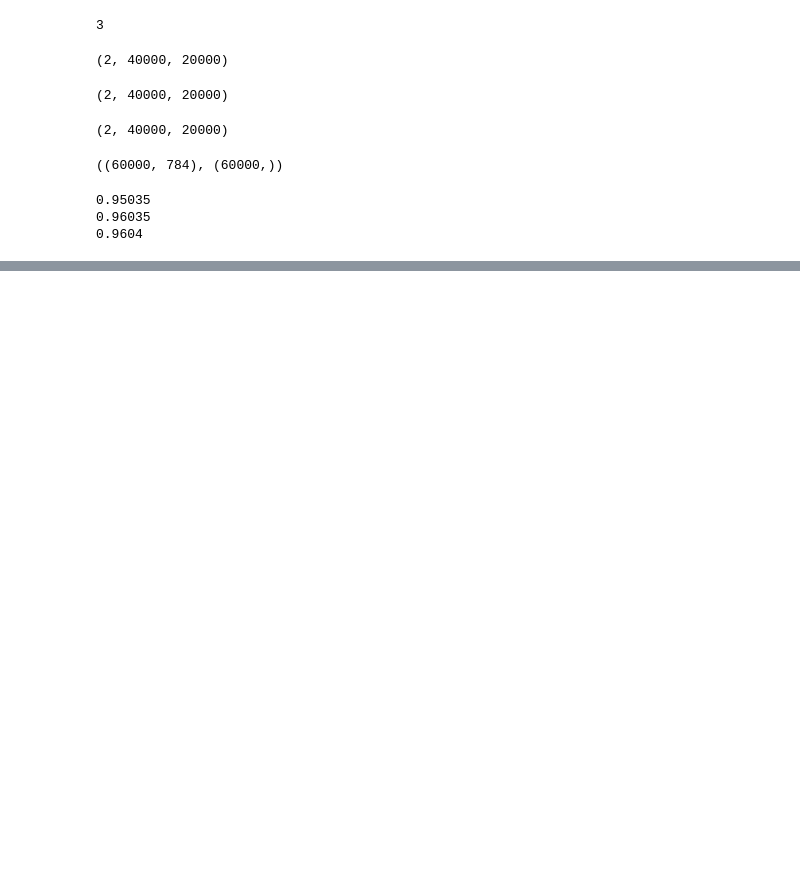
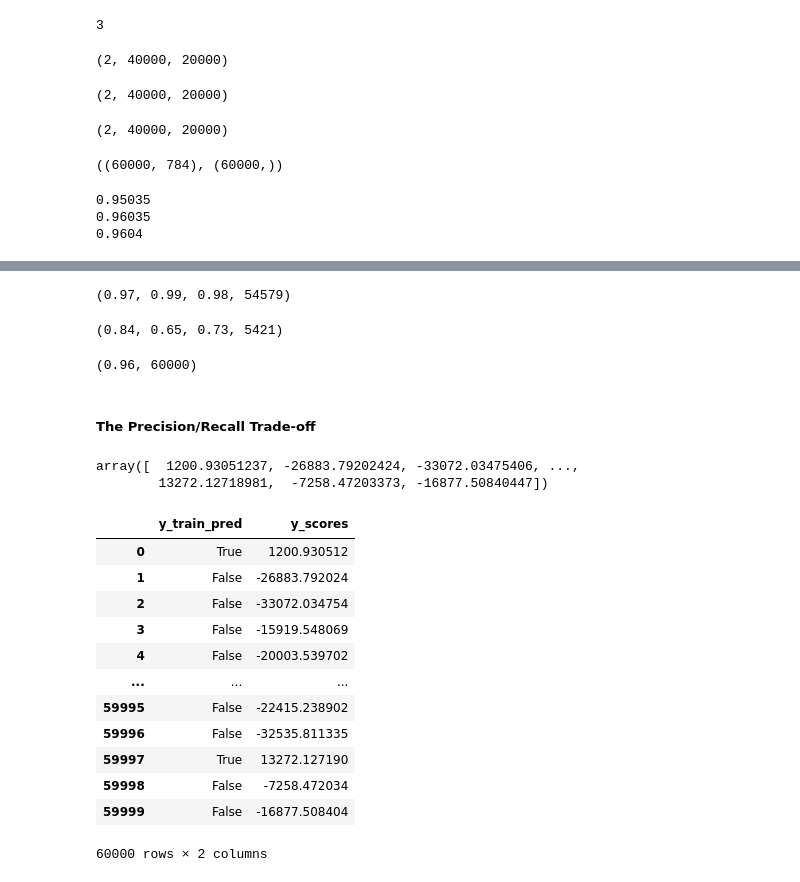
Before and after one commit to PaulToronto/Hands-on-Maching-Learning-Book, a Jupyter notebook: 3_Classification.ipynb, the cells around one changed output, grey strips where cells are left out. Saved outputs shown, nothing was run; the diff lists cells and outputs as text; code cells hidden in the pictures; blank space fills up the shorter version.

```diff
--- a/3_Classification.ipynb
+++ b/3_Classification.ipynb
@@ -265,0 +437,52 @@ for train_index, test_index in skfolds.split(X_train, y_train_5):
+# %%
+(np.round(precision0, 2),
+ np.round(recall0, 2),
+ np.round(f1_0, 2),
+ cm[0].sum())
+# %% [output]
+(0.97, 0.99, 0.98, 54579)
+# %%
+(np.round(precision1, 2),
+ np.round(recall1, 2),
+ np.round(f1_1, 2),
+ cm[1].sum())
+# %% [output]
+(0.84, 0.65, 0.73, 5421)
+# %%
+(np.round(accuracy0, 2),
+ cm.sum())
+# %% [output]
+(0.96, 60000)
+# %% [markdown]
+##### The Precision/Recall Trade-off
+# %%
+y_scores = cross_val_predict(
+    sgd_clf,
+    X_train,
+    y_train_5,
+    cv=3,
+    method='decision_function'
+)
+
+y_scores
+# %% [output]
+array([  1200.93051237, -26883.79202424, -33072.03475406, ...,
+        13272.12718981,  -7258.47203373, -16877.50840447])
+# %%
+test = pd.DataFrame({'y_train_pred': y_train_pred,
+                     'y_scores': y_scores})
+test
+# %% [output]
+|  | y_train_pred | y_scores |
+| 0 | True | 1200.930512 |
+| 1 | False | -26883.792024 |
+| 2 | False | -33072.034754 |
+| 3 | False | -15919.548069 |
+| 4 | False | -20003.539702 |
+| ... | ... | ... |
+| 59995 | False | -22415.238902 |
+| 59996 | False | -32535.811335 |
+| 59997 | True | 13272.127190 |
+| 59998 | False | -7258.472034 |
+| 59999 | False | -16877.508404 |
+60000 rows × 2 columns
```
Also changed, not shown: parts of 35 cells of this notebook.
